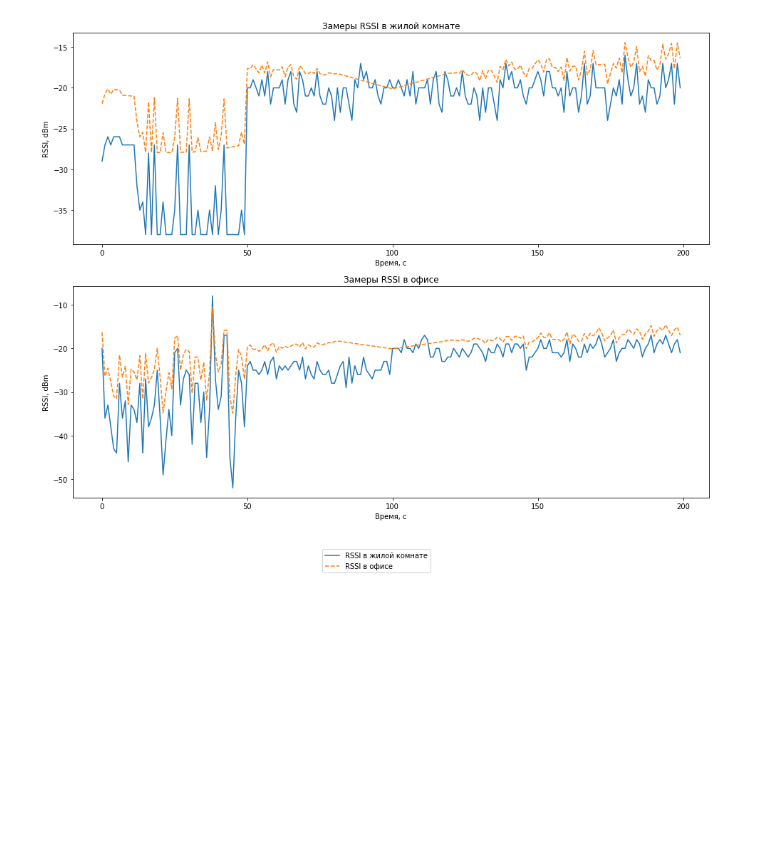
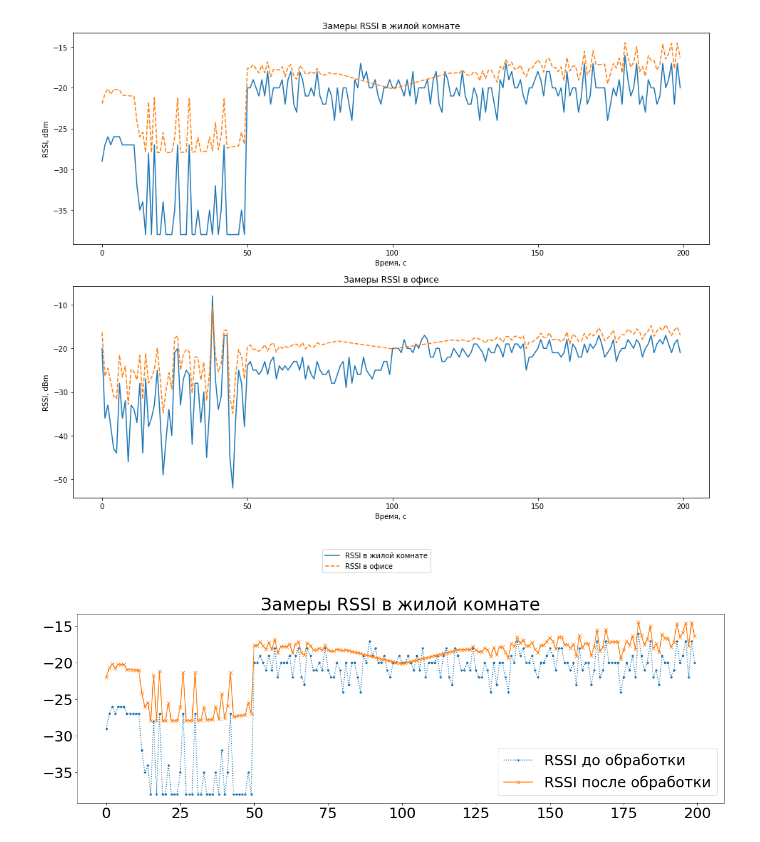
Before and after one commit to shibaeff/RSSISensing, a Jupyter notebook: code/notebooks/sample1.ipynb, the cells around one changed output. Drawn from its saved outputs; the diff is of its cells as text; code cells hidden in the pictures; blank space fills up the shorter version.

```diff
--- a/code/notebooks/sample1.ipynb
+++ b/code/notebooks/sample1.ipynb
@@ -71,3 +72,22 @@ fig.show()
 fig.savefig("shibaev_1.png")
 # %% [output]
 [figure]
+# %%
+# axs.append(fig.add_subplot(n, 1, k))
+#         axs[k - 1].plot(pre.rssi.to_numpy(), label=legend[0], linestyle="solid")
+#         axs[k-1].set_xticks(ticks)
+#         axs[k-1].set_xlabel("Время, с")
+#         axs[k-1].set_ylabel("RSSI, dBm")
+#         axs[k - 1].plot(out, label=legend[1], linestyle="dashed")
+#         # axs[k - 1].legend()
+#         axs[k - 1].set(title=titles[k-1])
+
+plt.rcParams.update({'font.size': 25})
+plt.figure(figsize=(20, 6))
+plt.plot(pre1.rssi.to_numpy(), label="RSSI до обработки", linestyle=":", marker=".")
+plt.plot(outs[0], label="RSSI после обработки", linestyle="-", marker="x")
+plt.title("Замеры RSSI в жилой комнате")
+plt.legend(loc="lower right")
+plt.savefig("shibaev_1.png")
+# %% [output]
+[figure, added]
```
Also changed, not shown: parts of 2 cells of this notebook, 1 other file.
